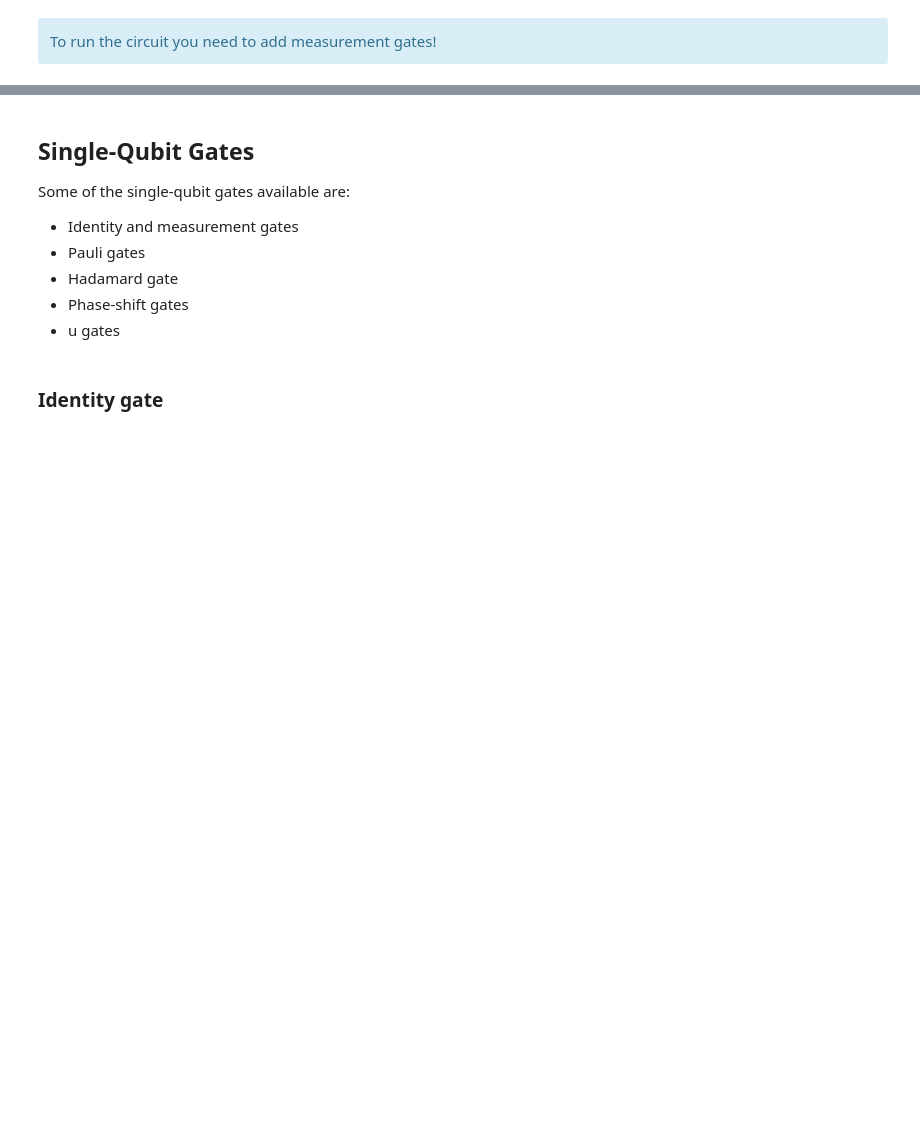
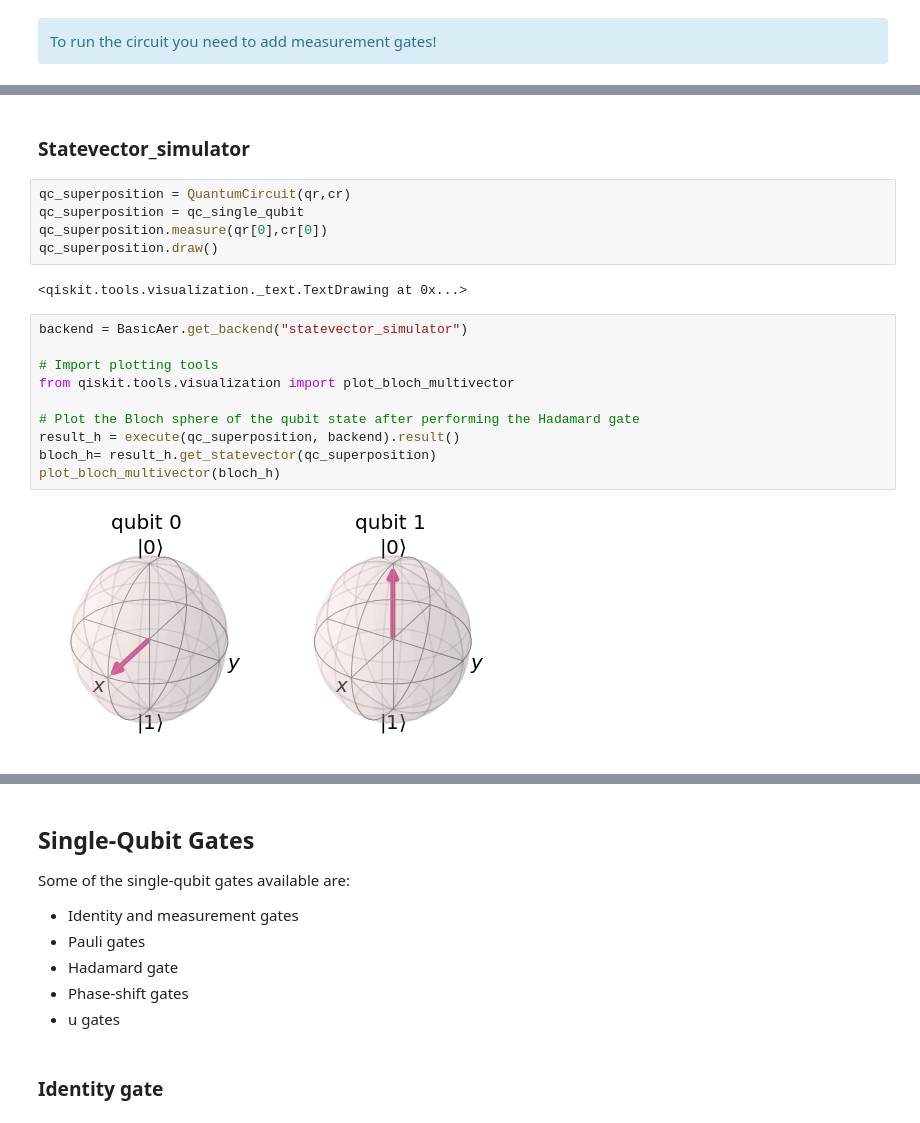
Before and after one commit to afonsofr/Qiskit_hands_on, a Jupyter notebook: basics.ipynb, the cells around one changed output, grey strips where cells are left out. Cells and saved outputs as stored; diff of their text form; blank space fills up the shorter version.

```diff
--- a/basics.ipynb
+++ b/basics.ipynb
@@ -230,0 +258,21 @@ To run the circuit you need to add measurement gates!
+# %% [markdown]
+### Statevector_simulator
+# %%
+qc_superposition = QuantumCircuit(qr,cr)
+qc_superposition = qc_single_qubit
+qc_superposition.measure(qr[0],cr[0])
+qc_superposition.draw()
+# %% [output]
+<qiskit.tools.visualization._text.TextDrawing at 0x...>
+# %%
+backend = BasicAer.get_backend("statevector_simulator")
+
+# Import plotting tools
+from qiskit.tools.visualization import plot_bloch_multivector
+
+# Plot the Bloch sphere of the qubit state after performing the Hadamard gate
+result_h = execute(qc_superposition, backend).result()
+bloch_h= result_h.get_statevector(qc_superposition)
+plot_bloch_multivector(bloch_h)
+# %% [output]
+[figure, added]
```
Also changed, not shown: parts of 11 cells of this notebook.
